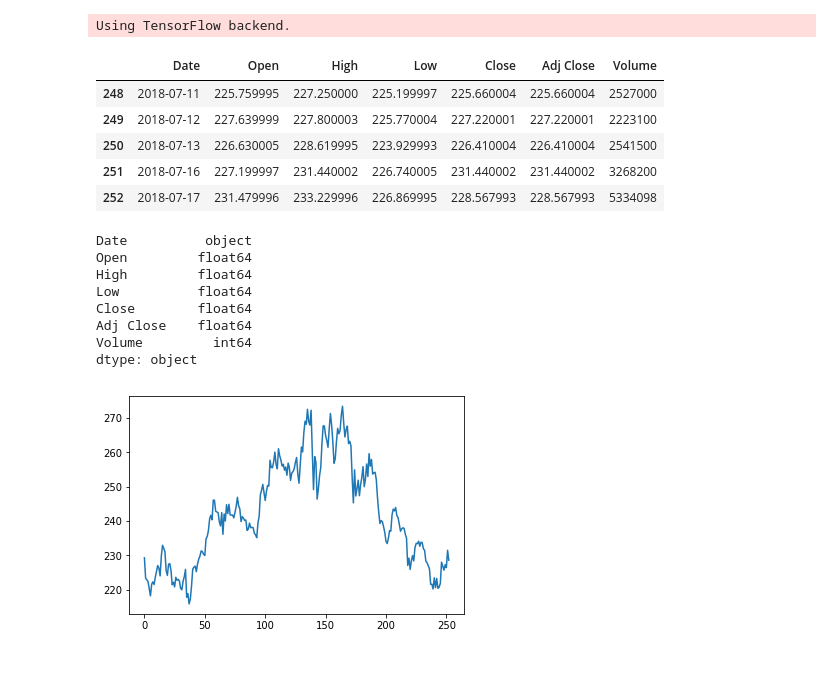
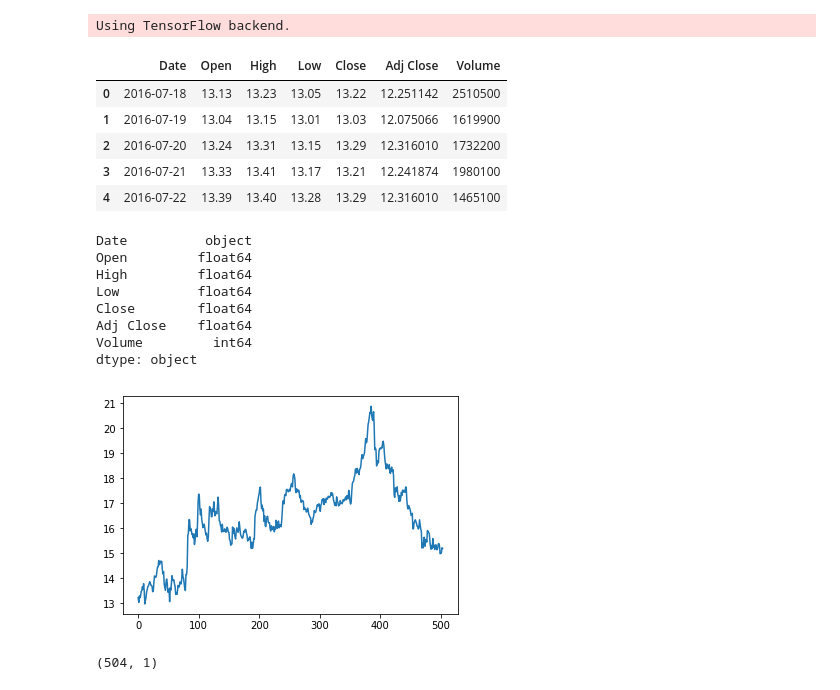
Before and after one commit to ringochuchudull/Deep-Learning-Experiments, a Jupyter notebook: Stock-Prediction-RNN/StockPredictor-LSTM.ipynb, the cells around one changed output. Cells and saved outputs as stored; diff of their text form; code cells hidden in the pictures.

```diff
--- a/Stock-Prediction-RNN/StockPredictor-LSTM.ipynb
+++ b/Stock-Prediction-RNN/StockPredictor-LSTM.ipynb
@@ -18,15 +18,15 @@ Using TensorFlow backend.
 # %%
 np.random.seed(7)
 
-msft_dataset = pd.read_csv('./data/GoldmanSachs.csv')
-msft_dataset.tail()
+msft_dataset = pd.read_csv('./data/UBS.csv')
+msft_dataset.head()
 # %% [output]
 |  | Date | Open | High | Low | Close | Adj Close | Volume |
-| 248 | 2018-07-11 | 225.759995 | 227.250000 | 225.199997 | 225.660004 | 225.660004 | 2527000 |
-| 249 | 2018-07-12 | 227.639999 | 227.800003 | 225.770004 | 227.220001 | 227.220001 | 2223100 |
-| 250 | 2018-07-13 | 226.630005 | 228.619995 | 223.929993 | 226.410004 | 226.410004 | 2541500 |
-| 251 | 2018-07-16 | 227.199997 | 231.440002 | 226.740005 | 231.440002 | 231.440002 | 3268200 |
-| 252 | 2018-07-17 | 231.479996 | 233.229996 | 226.869995 | 228.567993 | 228.567993 | 5334098 |
+| 0 | 2016-07-18 | 13.13 | 13.23 | 13.05 | 13.22 | 12.251142 | 2510500 |
+| 1 | 2016-07-19 | 13.04 | 13.15 | 13.01 | 13.03 | 12.075066 | 1619900 |
+| 2 | 2016-07-20 | 13.24 | 13.31 | 13.15 | 13.29 | 12.316010 | 1732200 |
+| 3 | 2016-07-21 | 13.33 | 13.41 | 13.17 | 13.21 | 12.241874 | 1980100 |
+| 4 | 2016-07-22 | 13.39 | 13.40 | 13.28 | 13.29 | 12.316010 | 1465100 |
 # %%
 msft_dataset.dtypes
 # %% [output]
@@ -48,11 +48,14 @@ msft_close = msft_close.values.reshape(len(msft_close), 1)
 plt.plot(msft_close)
 plt.show()
 # %% [output]
-[figure, old version]
+[figure, new version]
 # %%
+print(msft_close.shape)
 scaler = MinMaxScaler(feature_range=(0,1))
 msft_close  = scaler.fit_transform(msft_close)
-msftTrain , msftTest = msft_close[0:200], msft_close[200:]
+msftTrain , msftTest = msft_close[0:350], msft_close[350:]
+# %% [output]
+(504, 1)
 # %%
 def create_ts(ds, series):
     X, Y =[], []
```
Also changed, not shown: parts of 3 cells of this notebook, 3 other files.
